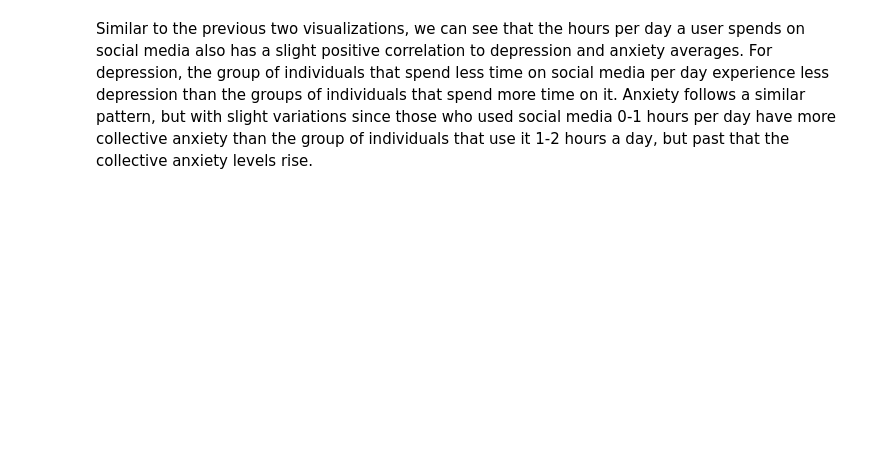
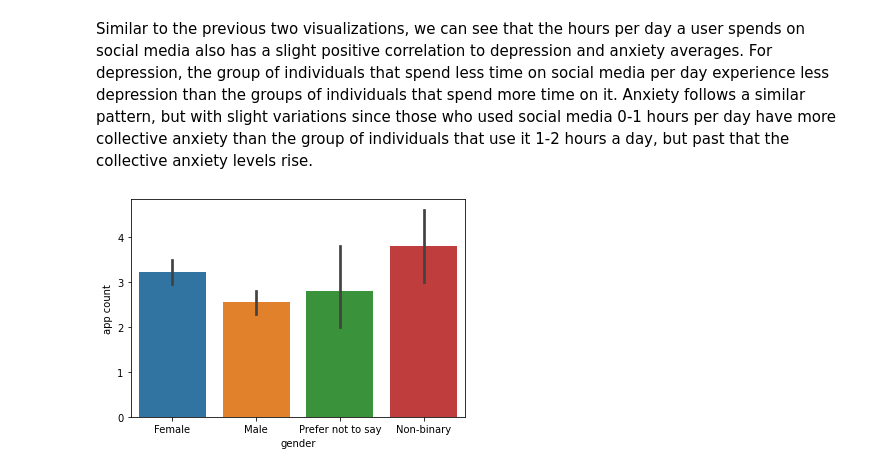
Before and after one commit to CHXBilly/GOGS108-Final-Proejct, a Jupyter notebook: EDACheckpoint_group036.ipynb, the cells around one changed output. Saved outputs shown, nothing was run; the diff lists cells and outputs as text; code cells hidden in the pictures; blank space fills up the shorter version.

```diff
--- a/EDACheckpoint_group036.ipynb
+++ b/EDACheckpoint_group036.ipynb
@@ -206,2 +206,6 @@ sns.barplot(x='hours per day', y='Anxiety', data=df);
 # %% [markdown]
 Similar to the previous two visualizations, we can see that the hours per day a user spends on social media also has a slight positive correlation to depression and anxiety averages. For depression, the group of individuals that spend less time on social media per day experience less depression than the groups of individuals that spend more time on it. Anxiety follows a similar pattern, but with slight variations since those who used social media 0-1 hours per day have more collective anxiety than the group of individuals that use it 1-2 hours a day, but past that the collective anxiety levels rise.
+# %%
+ax = sns.barplot(x='gender', y='app count', data=df);
+# %% [output]
+[figure, added]
```
Also changed, not shown: parts of 12 cells of this notebook.
